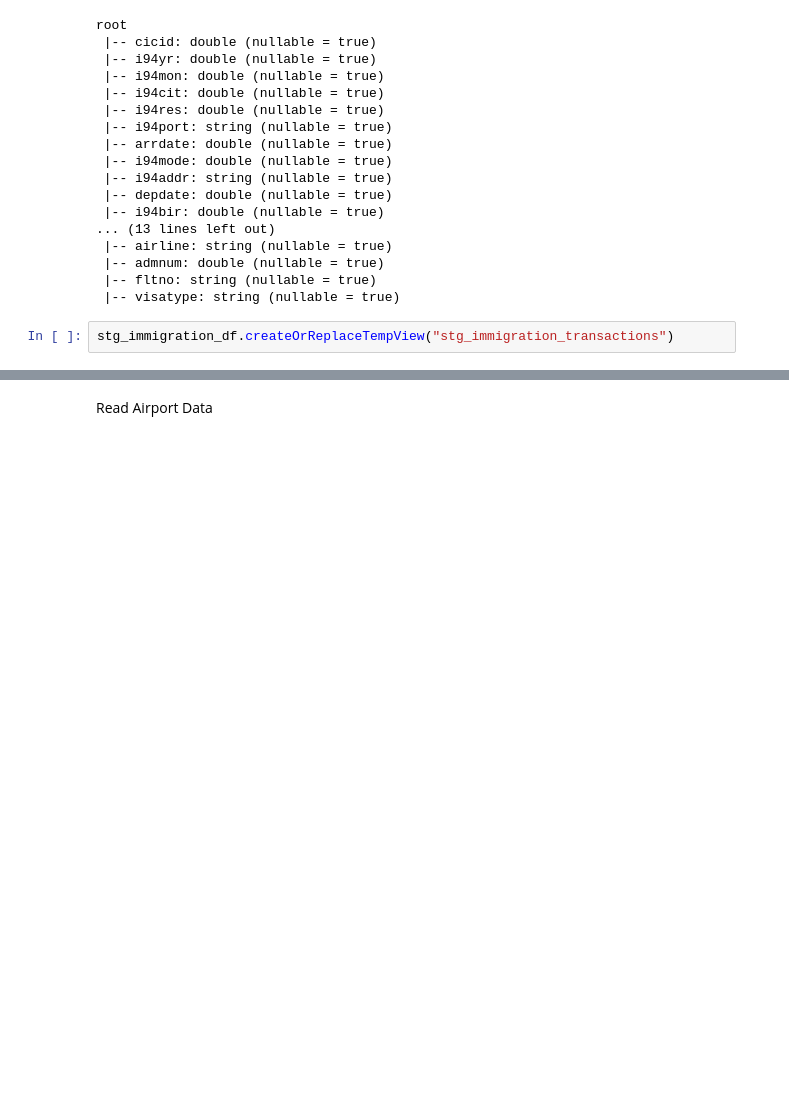
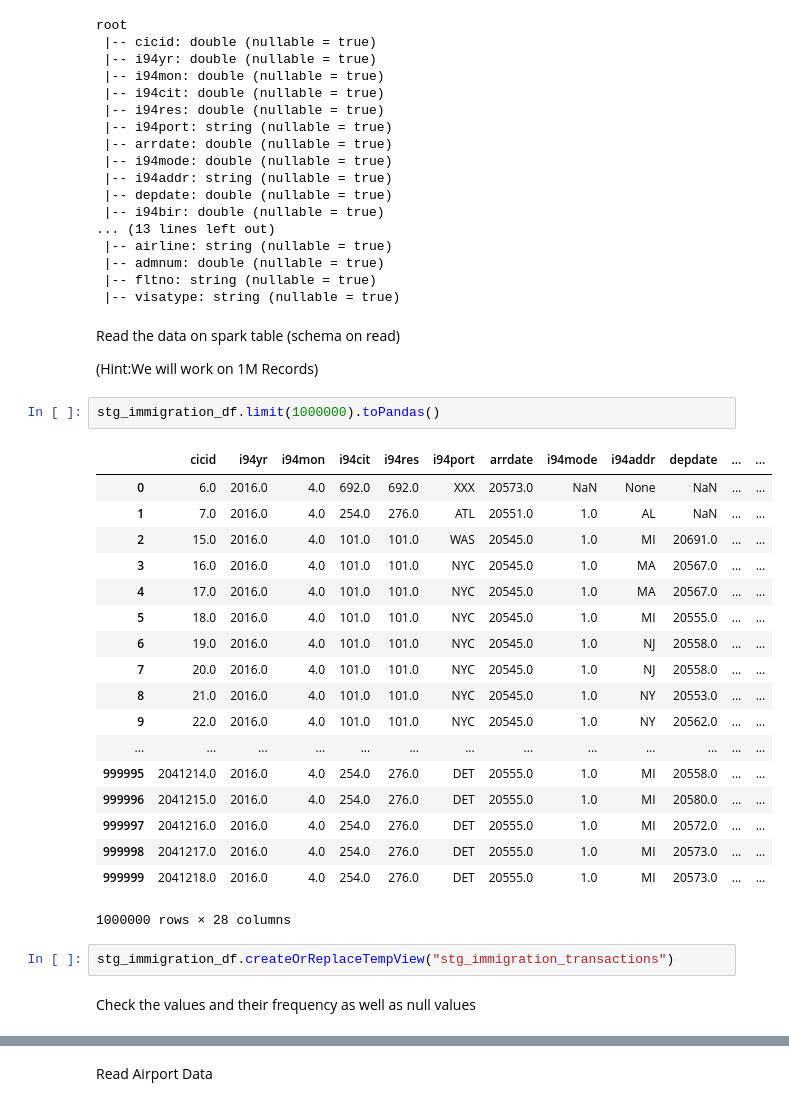
Before and after one commit to mismail22-cloud/Immigration-DWH-using-Spark, a Jupyter notebook: Capstone Project Template.ipynb, the cells around one changed output, grey strips where cells are left out. Drawn from its saved outputs; the diff is of its cells as text; blank space fills up the shorter version.

```diff
--- a/Capstone Project Template.ipynb
+++ b/Capstone Project Template.ipynb
@@ -119,5 +126,32 @@ root
  |-- admnum: double (nullable = true)
  |-- fltno: string (nullable = true)
  |-- visatype: string (nullable = true)
+# %% [markdown]
+Read the data on spark table (schema on read)
+
+(Hint:We will work on 1M Records)
+# %%
+stg_immigration_df.limit(1000000).toPandas()
+# %% [output]
+|  | cicid | i94yr | i94mon | i94cit | i94res | i94port | arrdate | i94mode | i94addr | depdate | ... | ... |
+| 0 | 6.0 | 2016.0 | 4.0 | 692.0 | 692.0 | XXX | 20573.0 | NaN | None | NaN | ... | ... |
+| 1 | 7.0 | 2016.0 | 4.0 | 254.0 | 276.0 | ATL | 20551.0 | 1.0 | AL | NaN | ... | ... |
+| 2 | 15.0 | 2016.0 | 4.0 | 101.0 | 101.0 | WAS | 20545.0 | 1.0 | MI | 20691.0 | ... | ... |
+| 3 | 16.0 | 2016.0 | 4.0 | 101.0 | 101.0 | NYC | 20545.0 | 1.0 | MA | 20567.0 | ... | ... |
+| 4 | 17.0 | 2016.0 | 4.0 | 101.0 | 101.0 | NYC | 20545.0 | 1.0 | MA | 20567.0 | ... | ... |
+| 5 | 18.0 | 2016.0 | 4.0 | 101.0 | 101.0 | NYC | 20545.0 | 1.0 | MI | 20555.0 | ... | ... |
+| 6 | 19.0 | 2016.0 | 4.0 | 101.0 | 101.0 | NYC | 20545.0 | 1.0 | NJ | 20558.0 | ... | ... |
+| 7 | 20.0 | 2016.0 | 4.0 | 101.0 | 101.0 | NYC | 20545.0 | 1.0 | NJ | 20558.0 | ... | ... |
+| 8 | 21.0 | 2016.0 | 4.0 | 101.0 | 101.0 | NYC | 20545.0 | 1.0 | NY | 20553.0 | ... | ... |
+| 9 | 22.0 | 2016.0 | 4.0 | 101.0 | 101.0 | NYC | 20545.0 | 1.0 | NY | 20562.0 | ... | ... |
+| ... | ... | ... | ... | ... | ... | ... | ... | ... | ... | ... | ... | ... |
+| 999995 | 2041214.0 | 2016.0 | 4.0 | 254.0 | 276.0 | DET | 20555.0 | 1.0 | MI | 20558.0 | ... | ... |
+| 999996 | 2041215.0 | 2016.0 | 4.0 | 254.0 | 276.0 | DET | 20555.0 | 1.0 | MI | 20580.0 | ... | ... |
+| 999997 | 2041216.0 | 2016.0 | 4.0 | 254.0 | 276.0 | DET | 20555.0 | 1.0 | MI | 20572.0 | ... | ... |
+| 999998 | 2041217.0 | 2016.0 | 4.0 | 254.0 | 276.0 | DET | 20555.0 | 1.0 | MI | 20573.0 | ... | ... |
+| 999999 | 2041218.0 | 2016.0 | 4.0 | 254.0 | 276.0 | DET | 20555.0 | 1.0 | MI | 20573.0 | ... | ... |
+1000000 rows × 28 columns
 # %%
 stg_immigration_df.createOrReplaceTempView("stg_immigration_transactions")
+# %% [markdown]
+Check the values and their frequency as well as null values
```
Also changed, not shown: parts of 20 cells of this notebook.
